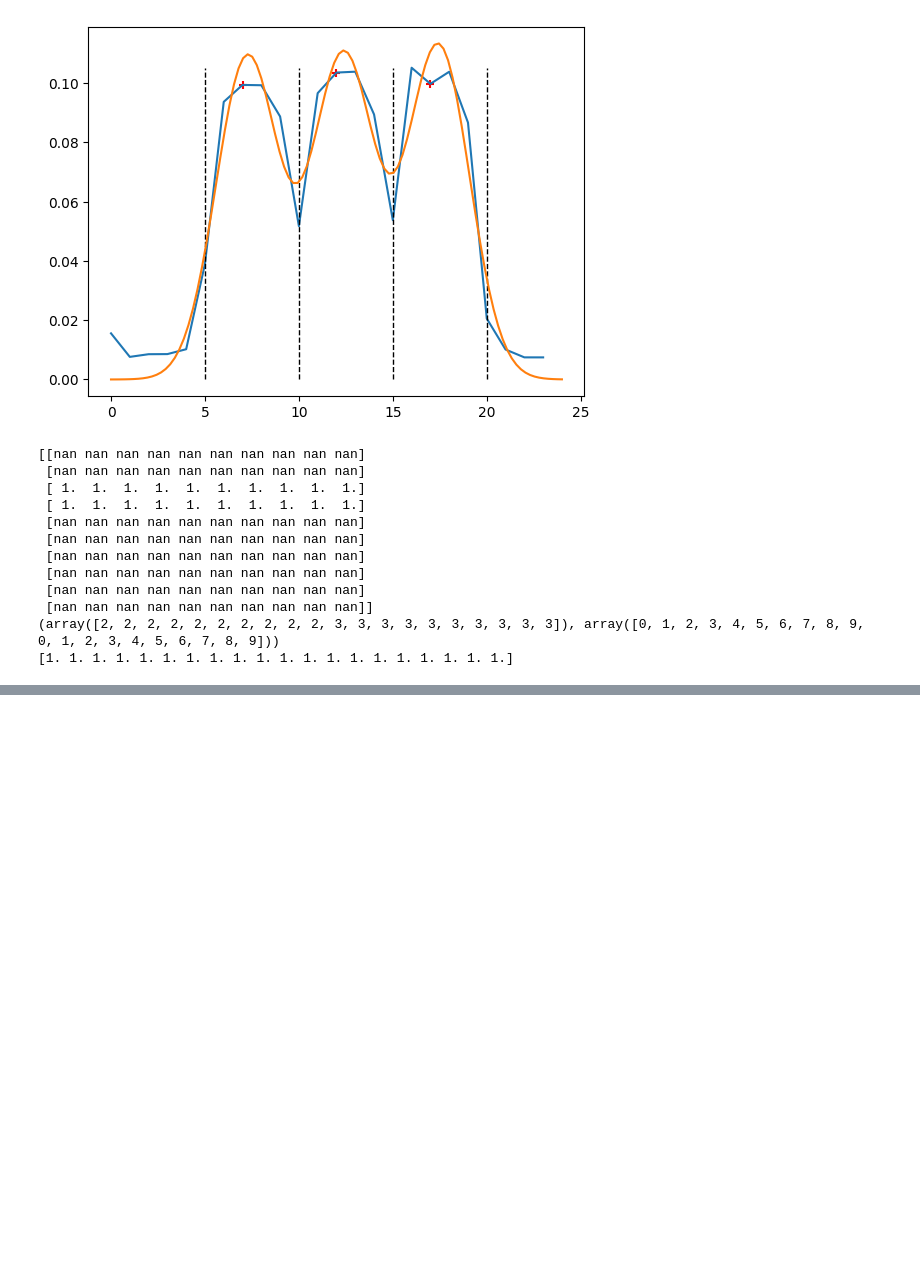
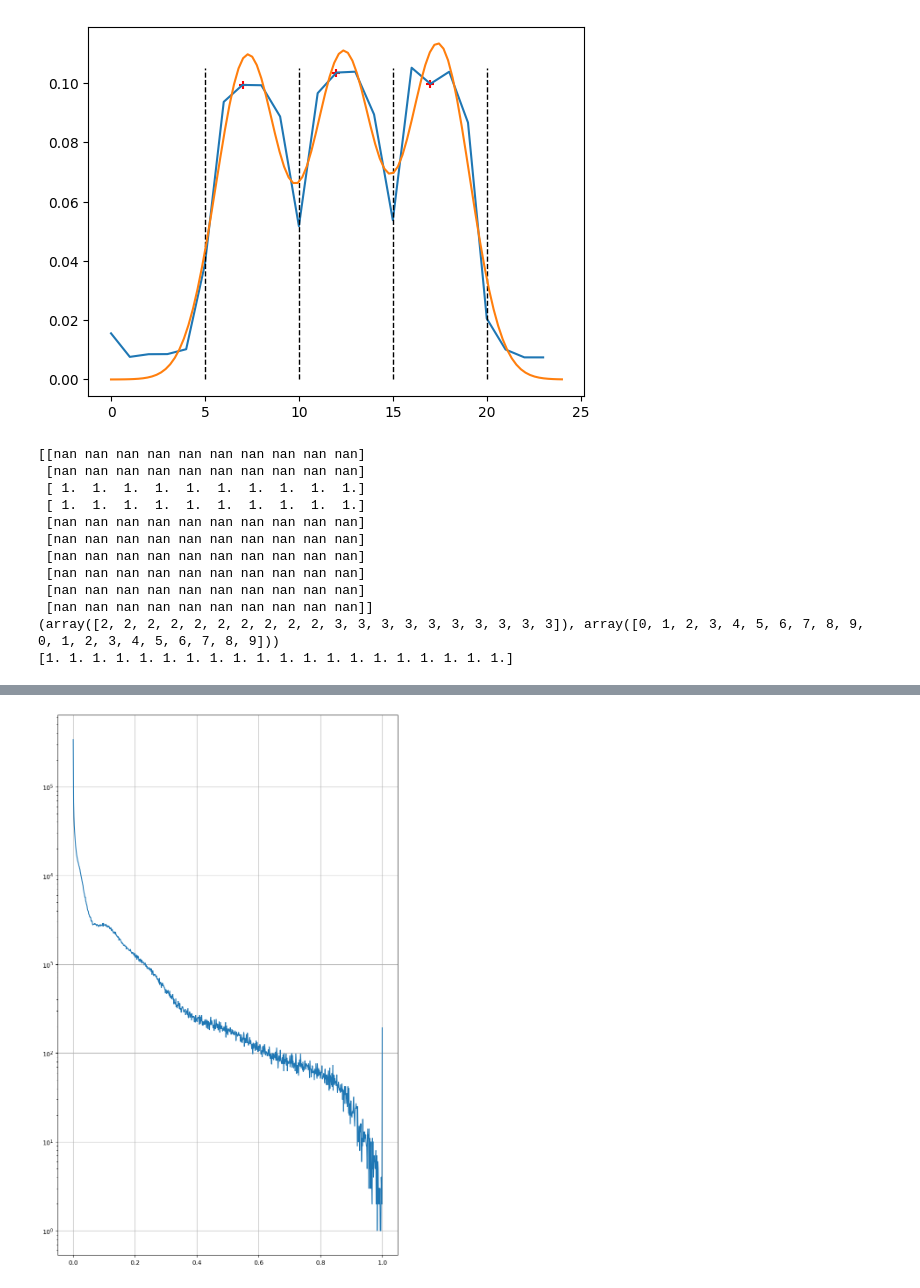
Before and after one commit to TimEpsilon/BetterNIRSpecBackground, a Jupyter notebook: Background_Testing.ipynb, the cells around one changed output, grey strips where cells are left out. Drawn from its saved outputs; the diff is of its cells as text; code cells hidden in the pictures; blank space fills up the shorter version.

```diff
--- a/Background_Testing.ipynb
+++ b/Background_Testing.ipynb
@@ -153,0 +182,27 @@ print(data[non_nan])
+# %%
+import matplotlib
+matplotlib.rcParams['interactive'] == True
+
+multi_hdu = fits.open(name)
+
+datas = np.array([])
+for hdu in multi_hdu:
+    if not hdu.name == 'SCI':
+        continue
+    data = np.ma.array(hdu.data, mask=np.isnan(hdu.data),fill_value=np.nan)
+    data = data / data.max()
+    data[data < 0] = np.nan
+    datas = np.append(datas,data.ravel())
+
+datas = datas[np.isfinite(datas)]
+# %%
+plt.figure(figsize=(10,16))
+hist, bins = np.histogram(datas,bins=4*230)
+bins = (bins[:-1] + bins[1:])/2
+df = np.gradient(np.log(hist),bins[1]-bins[0])
+plt.plot(bins,hist)
+plt.grid(True)
+plt.yscale("log")
+plt.show()
+# %% [output]
+[figure, added]
```
Also changed, not shown: parts of 5 cells of this notebook, 4 other files.
